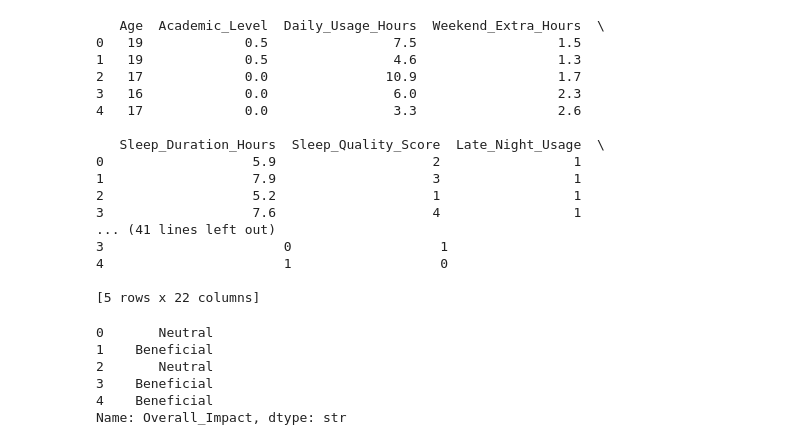
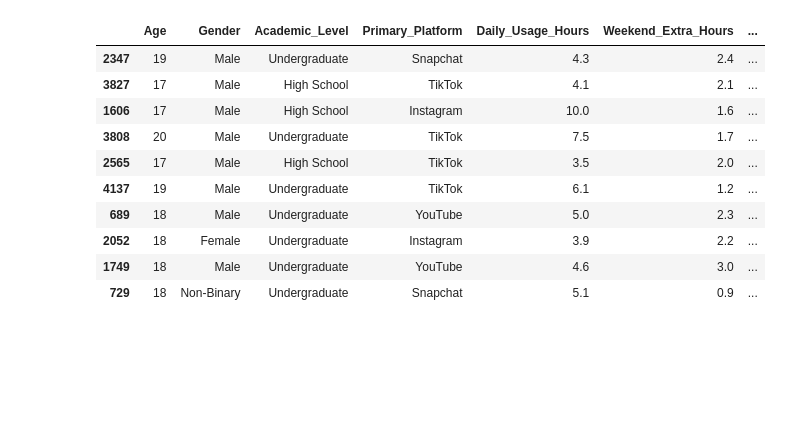
Before and after one commit to SLOPTRI/Student-Social-Media-Impact-ML, a Jupyter notebook: main.ipynb, the cells around one changed output. Saved outputs shown, nothing was run; the diff lists cells and outputs as text; code cells hidden in the pictures; blank space fills up the shorter version.

```diff
--- a/main.ipynb
+++ b/main.ipynb
@@ -59,15 +61,0 @@ dtype: int64
-# %%
-# Rellenado de nulos segun nivel educativo
-df['Academic_Performance_GPA'] = df['Academic_Performance_GPA'].fillna(
-    df.groupby('Academic_Level')['Academic_Performance_GPA'].transform('median'))
-
-df['Perceived_Stress_Score'] = df['Perceived_Stress_Score'].fillna(
-    df.groupby('Academic_Level')['Perceived_Stress_Score'].transform('median'))
-
-
-# Borrado de "Student_ID"
-df = df.drop(columns='Student_ID')
-
-# Se imprime el dataset para verificar cambios.
-display(df.head(10))
-print(f"Nulos: \n{df.isnull().sum()}")
@@ -213,5 +138,0 @@ df.head(10)
-# %%
-df = pd.get_dummies(df, columns=['Gender','Primary_Platform','Device_Type'], drop_first=True)
-
-bool_columns_list = df.select_dtypes(include=bool).columns
-df[bool_columns_list] = df[bool_columns_list].astype(int)
@@ -218,47 +147,28 @@ df[bool_columns_list] = df[bool_columns_list].astype(int)
 # %%
-# Importacion de librerias de sklearn
-from sklearn.model_selection import train_test_split
+# 1.
+df['Sleep_Score'] = df['Sleep_Duration_Hours'] * df['Sleep_Quality_Score']
 
-from sklearn.preprocessing import MinMaxScaler
-
-from sklearn.ensemble import RandomForestClassifier
-from sklearn.linear_model import LogisticRegression
-
-from sklearn.metrics import classification_report, confusion_matrix, accuracy_score
-
-X = df.drop(columns='Overall_Impact')
+# 2.
+X = df.drop(columns=['Student_ID','Overall_Impact','Sleep_Duration_Hours','Sleep_Quality_Score'])
 y = df['Overall_Impact']
 
 X_train, X_test, y_train, y_test = train_test_split(
-    X, y,
-    test_size=0.2,
-    random_state=42,
-    stratify=y
+    X,y,
+    test_size = 0.2,
+    random_state = 42,
+    stratify = y
 )
 
-print(X.head())
-y.head()
+X_train.head(10)
 # %% [output]
-   Age  Academic_Level  Daily_Usage_Hours  Weekend_Extra_Hours  \
-0   19             0.5                7.5                  1.5
-1   19             0.5                4.6                  1.3
-2   17             0.0               10.9                  1.7
-3   16             0.0                6.0                  2.3
-4   17             0.0                3.3                  2.6
-
-   Sleep_Duration_Hours  Sleep_Quality_Score  Late_Night_Usage  \
-0                   5.9                    2                 1
-1                   7.9                    3                 1
-2                   5.2                    1                 1
-3                   7.6                    4                 1
-... (41 lines left out)
-3                       0                   1
-4                       1                   0
-
-[5 rows x 22 columns]
-0       Neutral
-1    Beneficial
-2       Neutral
-3    Beneficial
-4    Beneficial
-Name: Overall_Impact, dtype: str
+|  | Age | Gender | Academic_Level | Primary_Platform | Daily_Usage_Hours | Weekend_Extra_Hours | ... |
+| 2347 | 19 | Male | Undergraduate | Snapchat | 4.3 | 2.4 | ... |
+| 3827 | 17 | Male | High School | TikTok | 4.1 | 2.1 | ... |
+| 1606 | 17 | Male | High School | Instagram | 10.0 | 1.6 | ... |
+| 3808 | 20 | Male | Undergraduate | TikTok | 7.5 | 1.7 | ... |
+| 2565 | 17 | Male | High School | TikTok | 3.5 | 2.0 | ... |
+| 4137 | 19 | Male | Undergraduate | TikTok | 6.1 | 1.2 | ... |
+| 689 | 18 | Male | Undergraduate | YouTube | 5.0 | 2.3 | ... |
+| 2052 | 18 | Female | Undergraduate | Instagram | 3.9 | 2.2 | ... |
+| 1749 | 18 | Male | Undergraduate | YouTube | 4.6 | 3.0 | ... |
+| 729 | 18 | Non-Binary | Undergraduate | Snapchat | 5.1 | 0.9 | ... |
```
Also changed, not shown: parts of 14 cells of this notebook.
